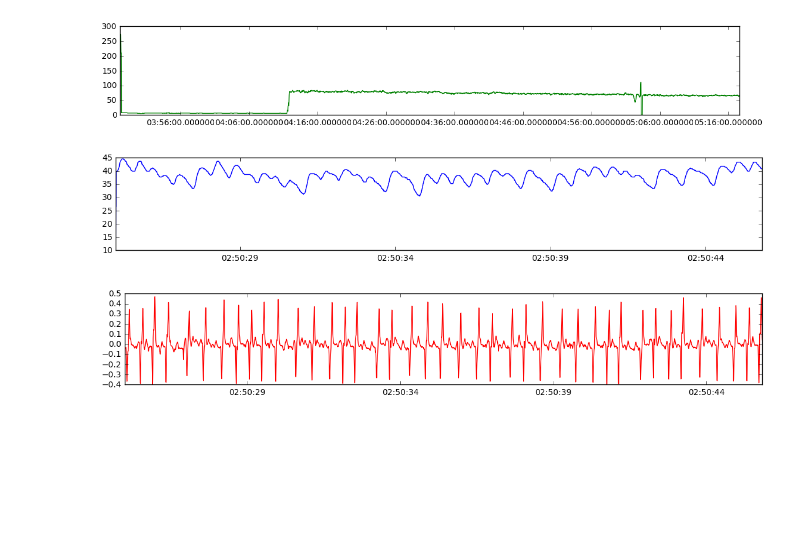
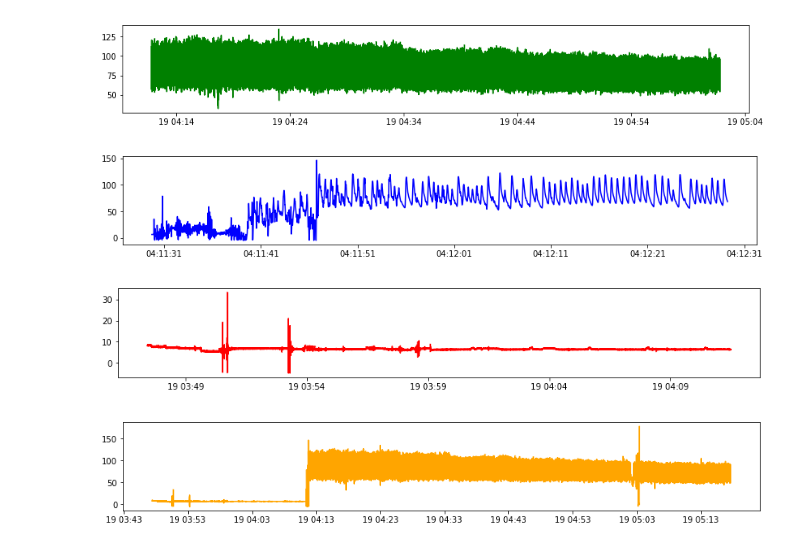
Before and after one commit to CONDUITlab/abp, a Jupyter notebook: Raw_Data.ipynb, the cells around one changed output. Saved outputs shown, nothing was run; the diff lists cells and outputs as text; code cells hidden in the pictures; blank space fills up the shorter version.

Commit message:
Clustering ABP waveforms

```diff
--- a/Raw_Data.ipynb
+++ b/Raw_Data.ipynb
@@ -57,3 +61,14 @@ File path: raw/K2ICU_BED18-1447919424.hd5
 | 2015-11-19 02:50:25.008333334 | NaN | NaN | NaN | 0.022 | -0.005 | -0.027 | -0.039 | 26.598 | NaN | NaN | NaN |
 | 2015-11-19 02:50:25.012500001 | NaN | NaN | NaN | 0.022 | -0.020 | -0.039 | -0.039 | 39.936 | NaN | NaN | NaN |
 | 2015-11-19 02:50:25.016666668 | NaN | NaN | NaN | 0.017 | -0.029 | -0.044 | -0.037 | 39.936 | NaN | NaN | NaN |
+# %%
+AR1_data = waveforms['AR1'].dropna()
+AR2_data = waveforms['AR2'].dropna()
+AR3_data = waveforms['AR3'].dropna()
+
+AR2_data = AR2_data.drop(AR2_data[AR2_data.values < -5].index)
+AR2_data = AR2_data.drop(AR2_data[AR2_data.values > 180].index)
+
+# print(len(AR1_data))
+print(AR2_data.head(10))
+# print(AR3_data.head(5))
@@ -60,24 +89,39 @@ File path: raw/K2ICU_BED18-1447919424.hd5
 # %%
 num = 5000
 
 waveform_data = waveforms.head(num)
 vitals_data = vitals.head(num)
 
-abp_signal = waveform_data['SPO2']
-vitals_signal = vitals_data['AR2-M'] #waveform_data['V']
-ecg_signal = waveform_data['V']
+abp_signal_whole = AR2_data
+abp_signal_ideal = AR2_data.iloc[350860:1071000] #waveform_data['AR2'] 357000:1071000
+abp_signal_poor = AR2_data.iloc[:346700] #100000
+abp_signal_hectic = AR2_data.iloc[346700:360860]
+
+# abp_segment = pd.DataFrame({"AR1": AR2_data.values})
+# abp_segment = pd.DataFrame(AR2_data)
+# abp_segment.rename(index=str, columns={"AR1": "AR2"})
+# print(abp_segment.head(5))
+
+# vitals_signal = vitals_data['AR2-M'] #waveform_data['V']
+# ecg_signal = waveform_data['I']
 
 plt.figure(num=1, figsize=(14, 2))
-plt.plot(vitals_signal, color='green')
+plt.plot(abp_signal_ideal, color='green')
 
 plt.figure(num=2, figsize=(14, 2))
-plt.plot(abp_signal, color='blue')
+plt.plot(abp_signal_hectic, color='blue')
 
 plt.figure(num=3, figsize=(14, 2))
-plt.plot(ecg_signal, color='red')
+plt.plot(abp_signal_poor, color='red')
+
+plt.figure(num=4, figsize=(14, 2))
+plt.plot(abp_signal_whole, color='orange')
+
+# print(isinstance(abp_signal_ideal, pd.Series))
 
 plt.show()
 # %% [output]
-[figure, old version]
+[figure, new version]
-[figure, old version]
+[figure, new version]
-[figure, old version]
+[figure, new version]
+[figure, added]
```
Also changed, not shown: parts of 8 cells of this notebook, 8 other files.
